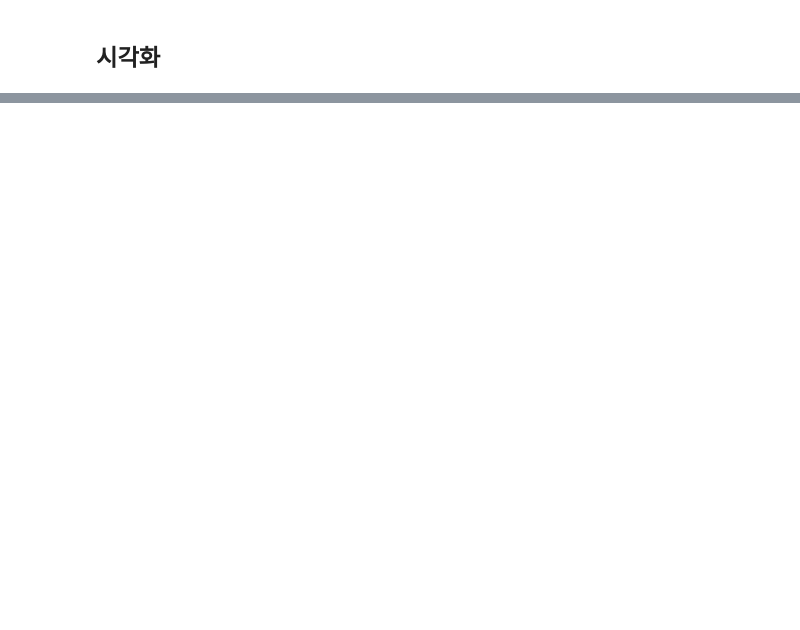
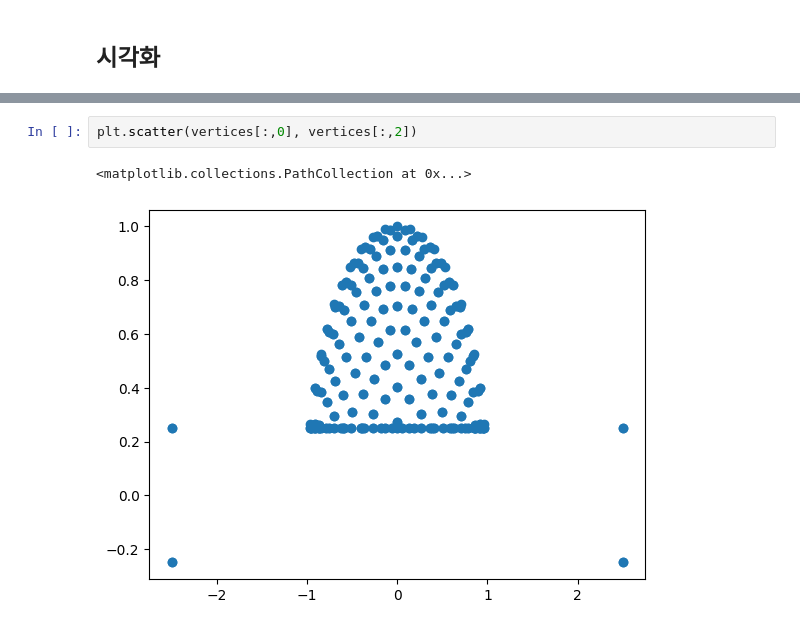
Before and after one commit to vinca0224/3D, a Jupyter notebook: trimesh.ipynb, the cells around one changed output, grey strips where cells are left out. Saved outputs shown, nothing was run; the diff lists cells and outputs as text; blank space fills up the shorter version.

```diff
--- a/trimesh.ipynb
+++ b/trimesh.ipynb
@@ -73,0 +36,5 @@ len(vertex_sample)
+# %%
+plt.scatter(vertices[:,0], vertices[:,2])
+# %% [output]
+<matplotlib.collections.PathCollection at 0x...>
+[figure, added]
```
Also changed, not shown: parts of 25 cells of this notebook, 3 other files.
